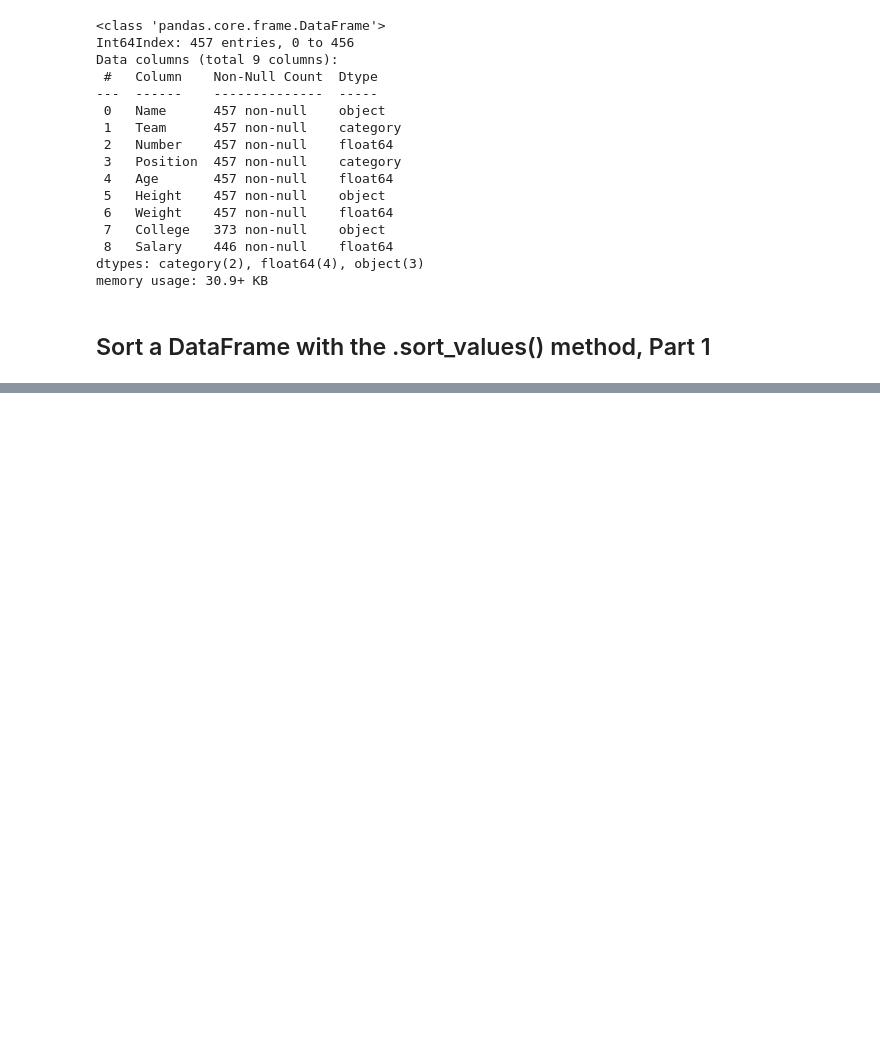
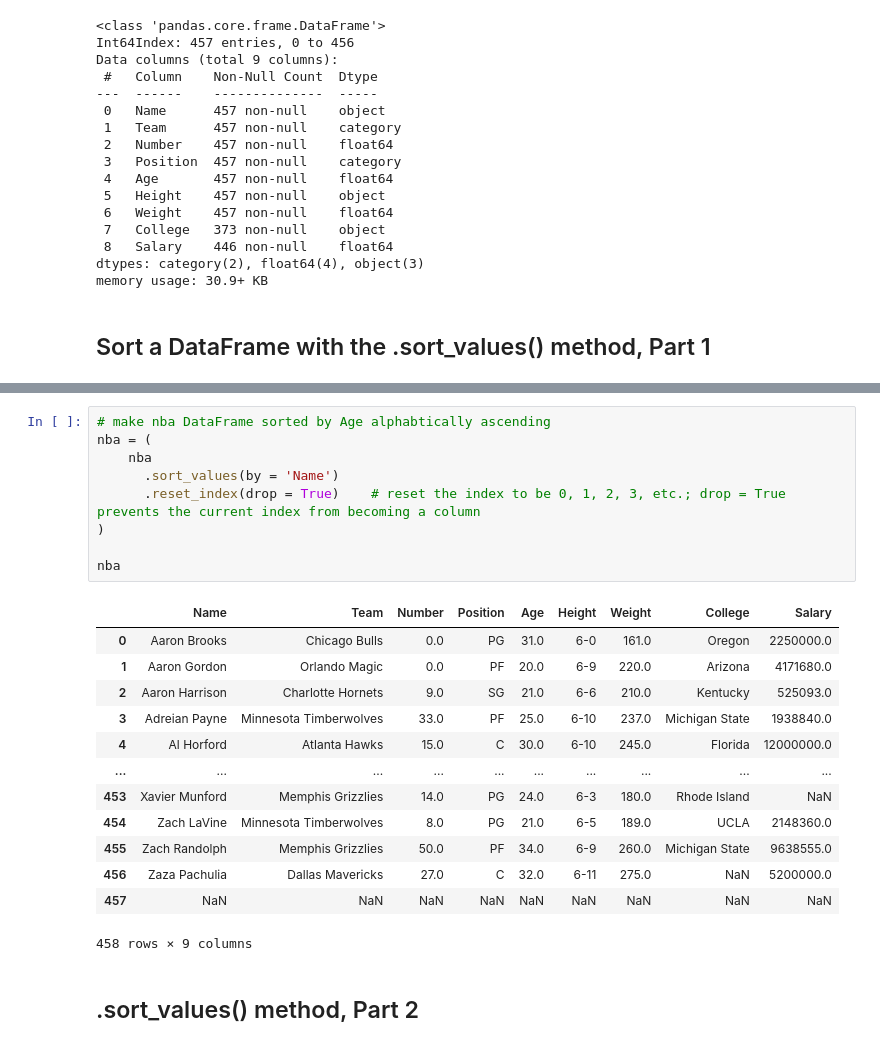
Before and after one commit to jack-cao-623/python_learning, a Jupyter notebook: dataframes_01.ipynb, the cells around one changed output, grey strips where cells are left out. Cells and saved outputs as stored; diff of their text form; blank space fills up the shorter version.

```diff
--- a/dataframes_01.ipynb
+++ b/dataframes_01.ipynb
@@ -1393,0 +1466,25 @@ memory usage: 30.9+ KB
+# %%
+# make nba DataFrame sorted by Age alphabtically ascending
+nba = (
+    nba
+      .sort_values(by = 'Name')
+      .reset_index(drop = True)    # reset the index to be 0, 1, 2, 3, etc.; drop = True prevents the current index from becoming a column
+)
+
+nba
+# %% [output]
+|  | Name | Team | Number | Position | Age | Height | Weight | College | Salary |
+| 0 | Aaron Brooks | Chicago Bulls | 0.0 | PG | 31.0 | 6-0 | 161.0 | Oregon | 2250000.0 |
+| 1 | Aaron Gordon | Orlando Magic | 0.0 | PF | 20.0 | 6-9 | 220.0 | Arizona | 4171680.0 |
+| 2 | Aaron Harrison | Charlotte Hornets | 9.0 | SG | 21.0 | 6-6 | 210.0 | Kentucky | 525093.0 |
+| 3 | Adreian Payne | Minnesota Timberwolves | 33.0 | PF | 25.0 | 6-10 | 237.0 | Michigan State | 1938840.0 |
+| 4 | Al Horford | Atlanta Hawks | 15.0 | C | 30.0 | 6-10 | 245.0 | Florida | 12000000.0 |
+| ... | ... | ... | ... | ... | ... | ... | ... | ... | ... |
+| 453 | Xavier Munford | Memphis Grizzlies | 14.0 | PG | 24.0 | 6-3 | 180.0 | Rhode Island | NaN |
+| 454 | Zach LaVine | Minnesota Timberwolves | 8.0 | PG | 21.0 | 6-5 | 189.0 | UCLA | 2148360.0 |
+| 455 | Zach Randolph | Memphis Grizzlies | 50.0 | PF | 34.0 | 6-9 | 260.0 | Michigan State | 9638555.0 |
+| 456 | Zaza Pachulia | Dallas Mavericks | 27.0 | C | 32.0 | 6-11 | 275.0 | NaN | 5200000.0 |
+| 457 | NaN | NaN | NaN | NaN | NaN | NaN | NaN | NaN | NaN |
+458 rows × 9 columns
+# %% [markdown]
+## .sort_values() method, Part 2
```
Also changed, not shown: parts of 5 cells of this notebook.
